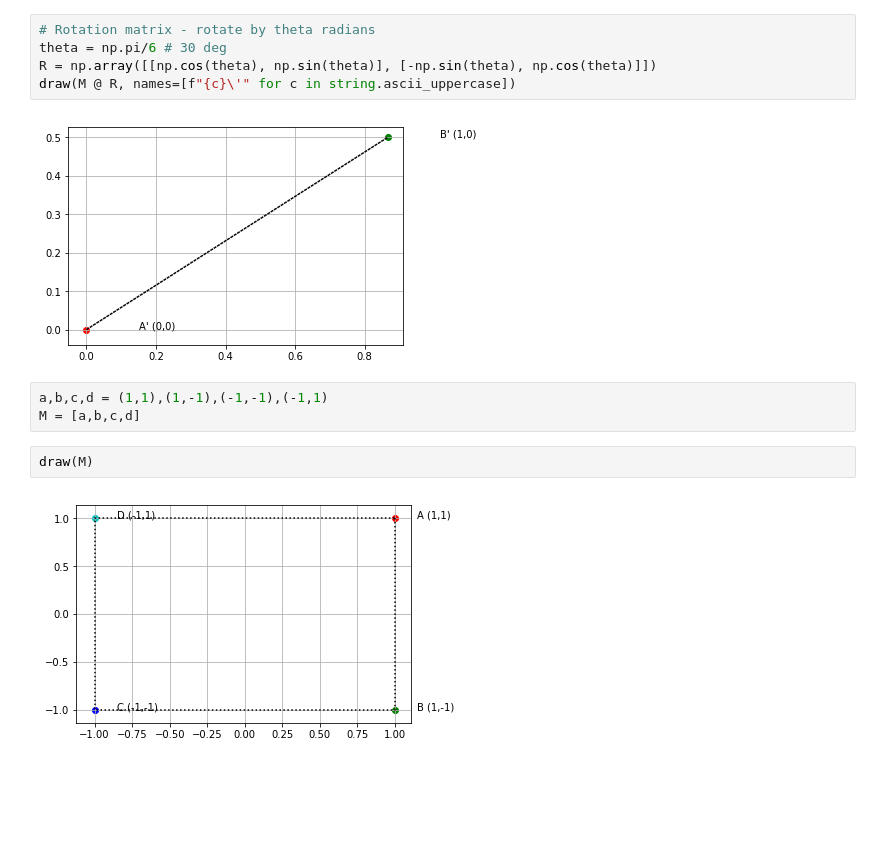
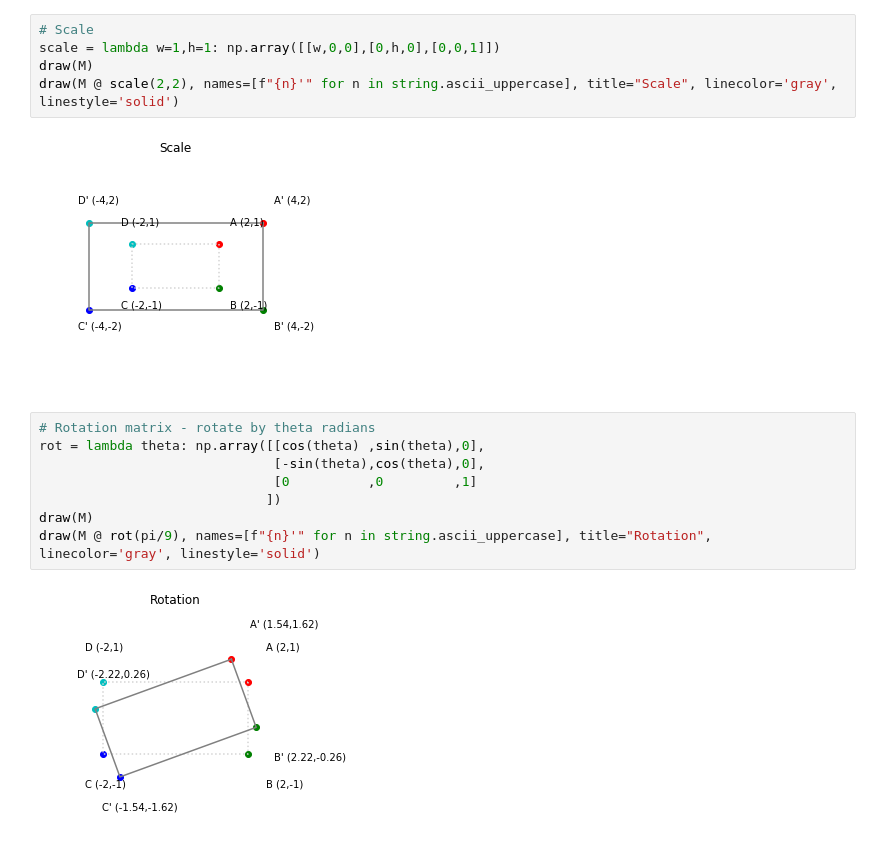
Before and after one commit to vinayshanbhag/math, a Jupyter notebook: Affine_Transformations.ipynb, the cells around one changed output. Cells and saved outputs as stored; diff of their text form; blank space fills up the shorter version.

```diff
--- a/Affine_Transformations.ipynb
+++ b/Affine_Transformations.ipynb
@@ -39,14 +43,17 @@ draw(M @ I)
+# %%
+# Scale
+scale = lambda w=1,h=1: np.array([[w,0,0],[0,h,0],[0,0,1]])
+draw(M)
+draw(M @ scale(2,2), names=[f"{n}'" for n in string.ascii_uppercase], title="Scale", linecolor='gray', linestyle='solid')
+# %% [output]
+[figure, added]
 # %%
 # Rotation matrix - rotate by theta radians
-theta = np.pi/6 # 30 deg
-R = np.array([[np.cos(theta), np.sin(theta)], [-np.sin(theta), np.cos(theta)]])
-draw(M @ R, names=[f"{c}\'" for c in string.ascii_uppercase])
+rot = lambda theta: np.array([[cos(theta) ,sin(theta),0],
+                              [-sin(theta),cos(theta),0],
+                              [0          ,0         ,1]
+                             ])
+draw(M)
+draw(M @ rot(pi/9), names=[f"{n}'" for n in string.ascii_uppercase], title="Rotation", linecolor='gray', linestyle='solid')
 # %% [output]
-[figure, old version]
+[figure, new version]
-# %%
-a,b,c,d = (1,1),(1,-1),(-1,-1),(-1,1)
-M = [a,b,c,d]
-# %%
-draw(M)
-# %% [output]
-[figure, removed]
```
Also changed, not shown: parts of 13 cells of this notebook.
